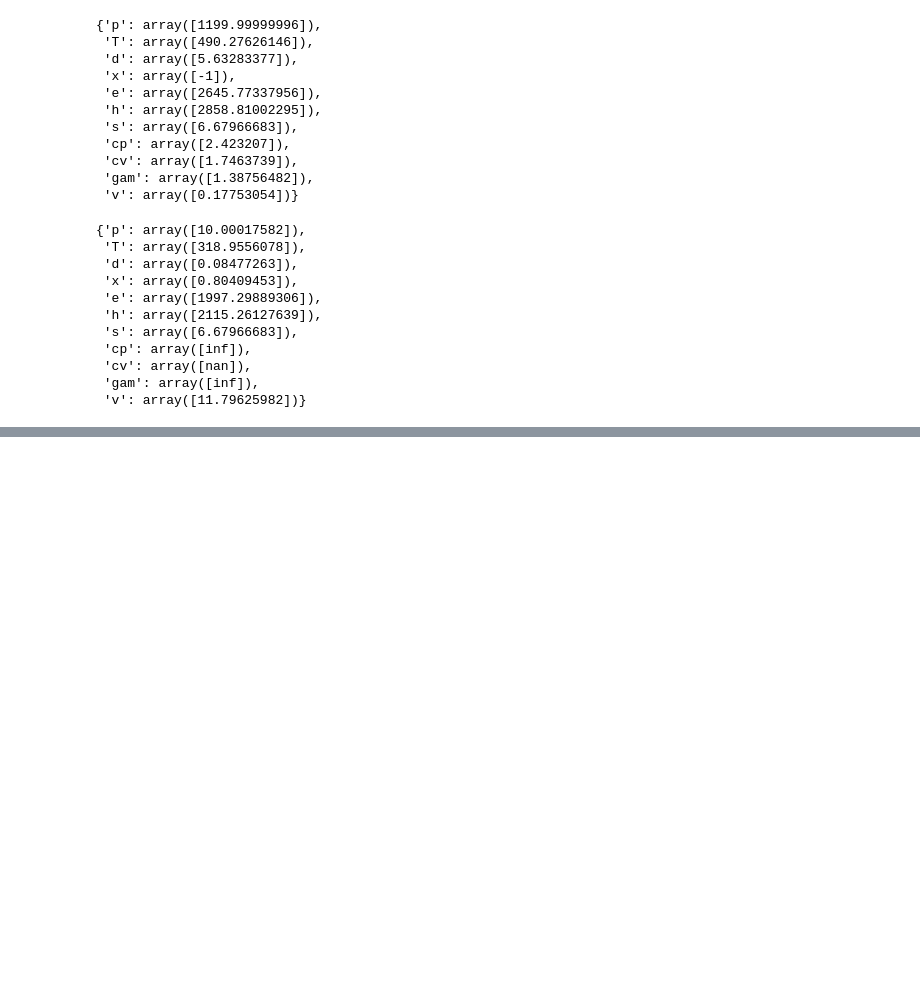
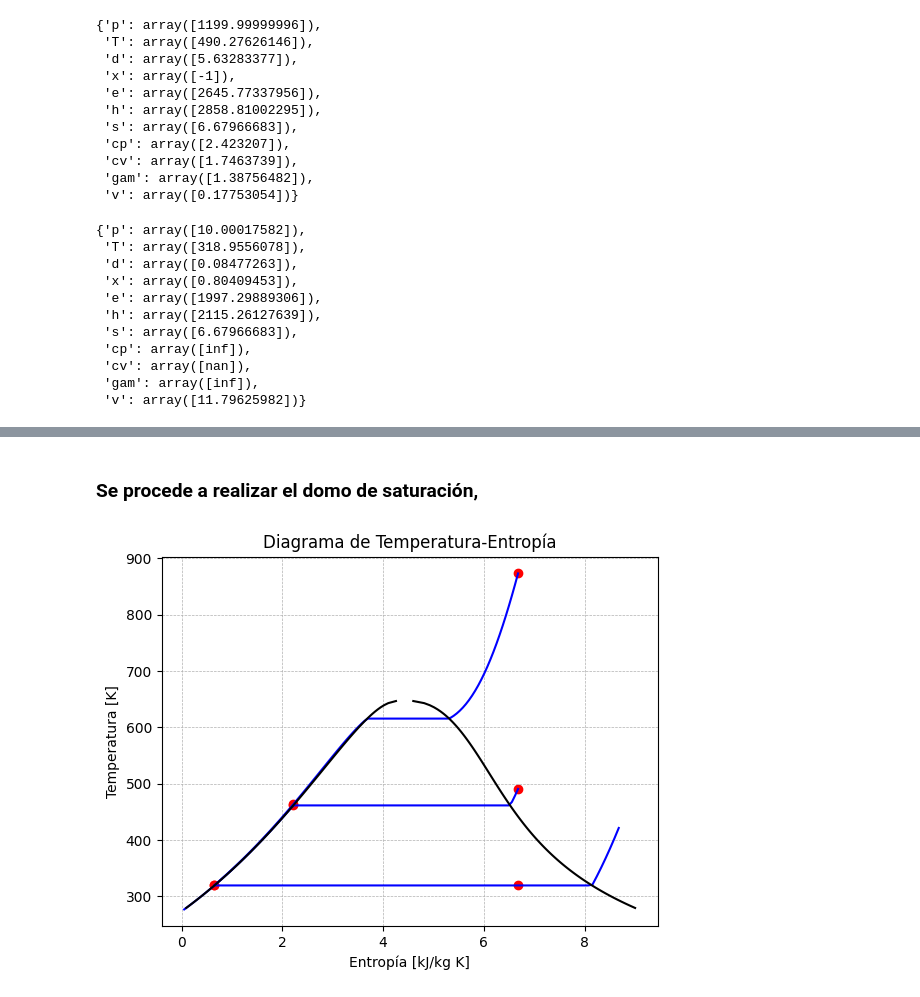
Before and after one commit to DanielSarmiento04/Termodinamica, a Jupyter notebook: es/Ejercicio 6/main.ipynb, the cells around one changed output, grey strips where cells are left out. Cells and saved outputs as stored; diff of their text form; code cells hidden in the pictures; blank space fills up the shorter version.

Commit message:
Add graph

```diff
--- a/es/Ejercicio 6/main.ipynb
+++ b/es/Ejercicio 6/main.ipynb
@@ -151,0 +224,6 @@ state_7
+# %%
+iso_pressure_entropies_2 = np.linspace(s_2, s_6, 100)
+iso_pressure_temperatures_2 = agua.T(s=iso_pressure_entropies_2, p=p_3)
+# %%
+iso_pressure_entropies_3 = np.linspace(s_1, s_5, 100)
+iso_pressure_temperatures_3 = agua.T(s=iso_pressure_entropies_3, p=p_5)
@@ -151,0 +248,23 @@ state_7
+# %% [markdown]
+### Se procede a realizar el domo de saturación,
+# %%
+T_critica = agua.critical()[0]
+# %%
+temperatura_saturacion = np.linspace(T_1 - 40 , T_critica - 0.6, 100)
+entropia_saturacion = agua.ss(T=temperatura_saturacion)
+# %%
+plt.scatter([s_1, s_2, s_3, s_4, s_5, s_6, s_7], [T_1, T_2, T_3, T_4, T_5, T_6, T_7], color="red")
+# Lineas isotérmicas
+plt.plot(iso_pressure_entropies_1, iso_pressure_temperatures_1, color="blue")
+plt.plot(iso_pressure_entropies_2, iso_pressure_temperatures_2, color="blue")
+plt.plot(iso_pressure_entropies_3, iso_pressure_temperatures_3, color="blue")
+# lineas del domo de saturación
+plt.plot(entropia_saturacion[0], temperatura_saturacion, color="black")
+plt.plot(entropia_saturacion[1], temperatura_saturacion, color="black")
+plt.grid(True, ls='--', lw=0.5) # Personalización de la grilla
+plt.xlabel("Entropía [kJ/kg K]") # Etiqueta del eje x
+plt.ylabel("Temperatura [K]") # Etiqueta del eje y
+plt.title("Diagrama de Temperatura-Entropía") # Título del gráfico
+plt.show()
+# %% [output]
+[figure, added]
```
Also changed, not shown: parts of 16 cells of this notebook, 1 other file.
